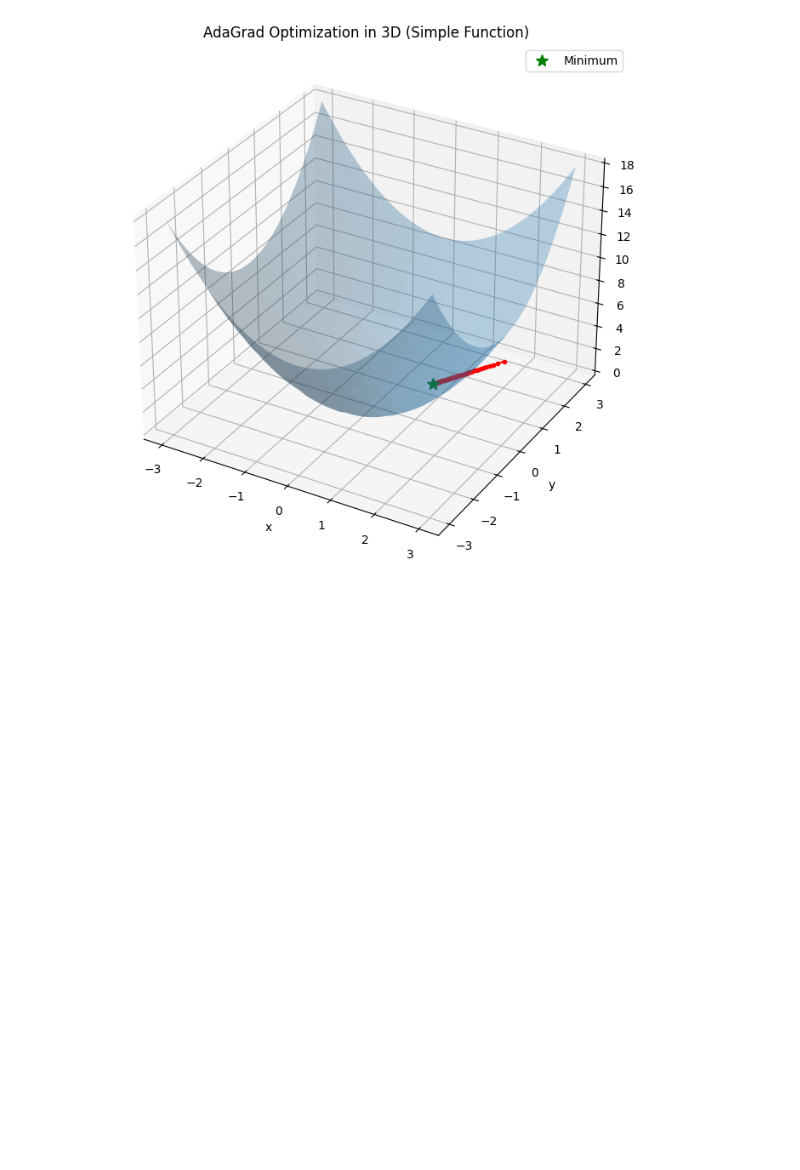
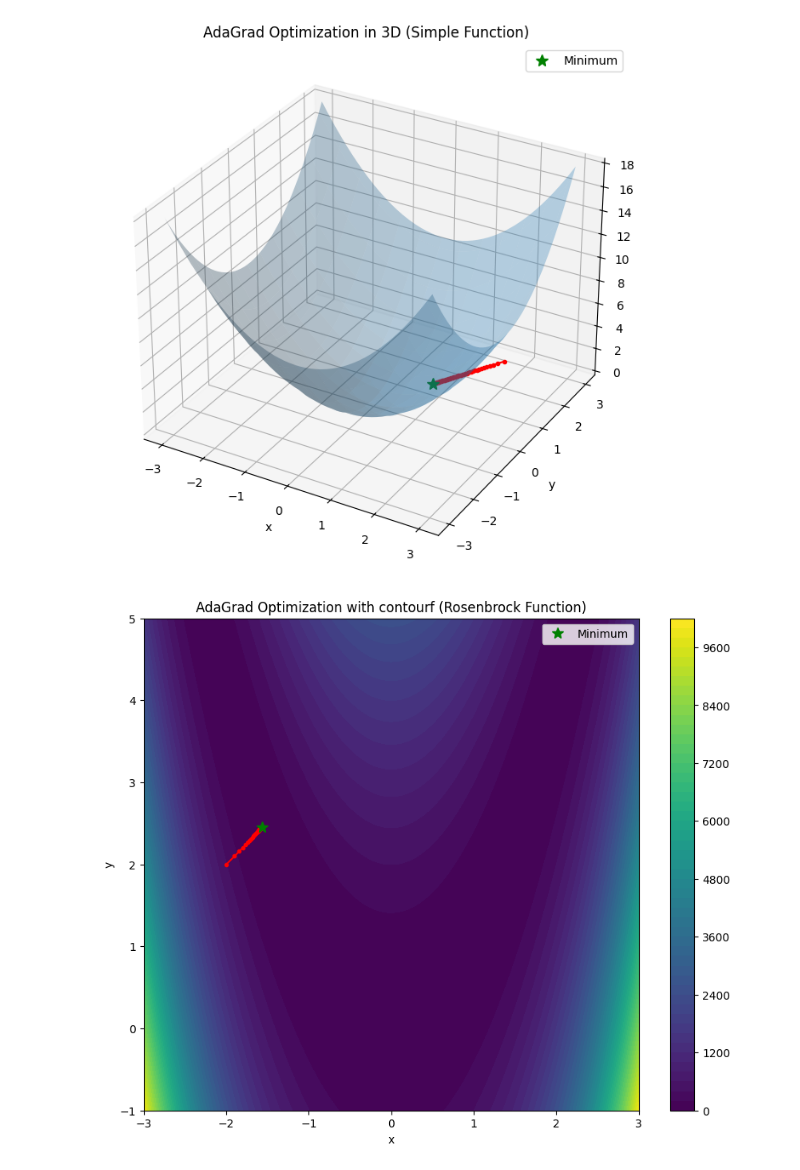
Before and after one commit to amirmohammadkalateh/optimizers_ANN, a Jupyter notebook: AdaGrad.ipynb, the cells around one changed output. Drawn from its saved outputs; the diff is of its cells as text; code cells hidden in the pictures; blank space fills up the shorter version.

```diff
--- a/AdaGrad.ipynb
+++ b/AdaGrad.ipynb
@@ -100,3 +100,52 @@ plt.legend()
 plt.show()
 # %% [output]
 [figure]
+# %%
+import numpy as np
+import matplotlib.pyplot as plt
+
+def adagrad_2d(func, grad_func, x_init, learning_rate=0.1, num_iterations=50):
+    x = np.array(x_init, dtype=float)
+    x_history = [x.copy()]
+    grad_squared_sum = 0
+
+    for _ in range(num_iterations):
+        grad = np.array(grad_func(x))
+        grad_squared_sum += grad**2
+        x -= learning_rate * grad / (np.sqrt(grad_squared_sum) + 1e-8)
+        x_history.append(x.copy())
+
+    return np.array(x_history)
+
+
+def rosenbrock(x):
+    return (1 - x[0])**2 + 100 * (x[1] - x[0]**2)**2
+
+def rosenbrock_grad(x):
+    return np.array([-400 * x[0] * (x[1] - x[0]**2) - 2 * (1 - x[0]), 200 * (x[1] - x[0]**2)])
+
+
+x_init = [-2, 2]
+learning_rate = 0.1
+
+
+x_history = adagrad_2d(rosenbrock, rosenbrock_grad, x_init, learning_rate)
+
+
+x_vals = np.linspace(-3, 3, 400)
+y_vals = np.linspace(-1, 5, 400)
+X, Y = np.meshgrid(x_vals, y_vals)
+Z = rosenbrock([X, Y])
+
+plt.figure(figsize=(10, 8))
+plt.contourf(X, Y, Z, levels=50, cmap='viridis')
+plt.plot(x_history[:, 0], x_history[:, 1], 'r-o', markersize=3)
+plt.plot(x_history[-1, 0], x_history[-1, 1], 'g*', markersize=10, label='Minimum')
+plt.xlabel('x')
+plt.ylabel('y')
+plt.title('AdaGrad Optimization with contourf (Rosenbrock Function)')
+plt.colorbar()
+plt.legend()
+plt.show()
+# %% [output]
+[figure, added]
```
